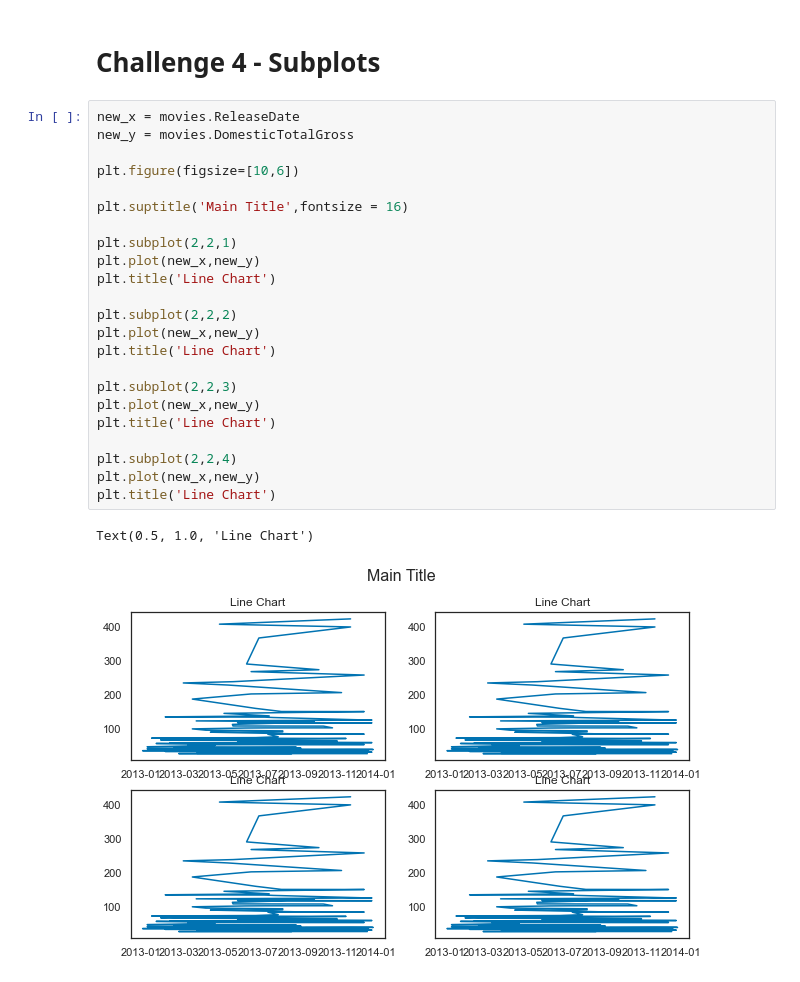
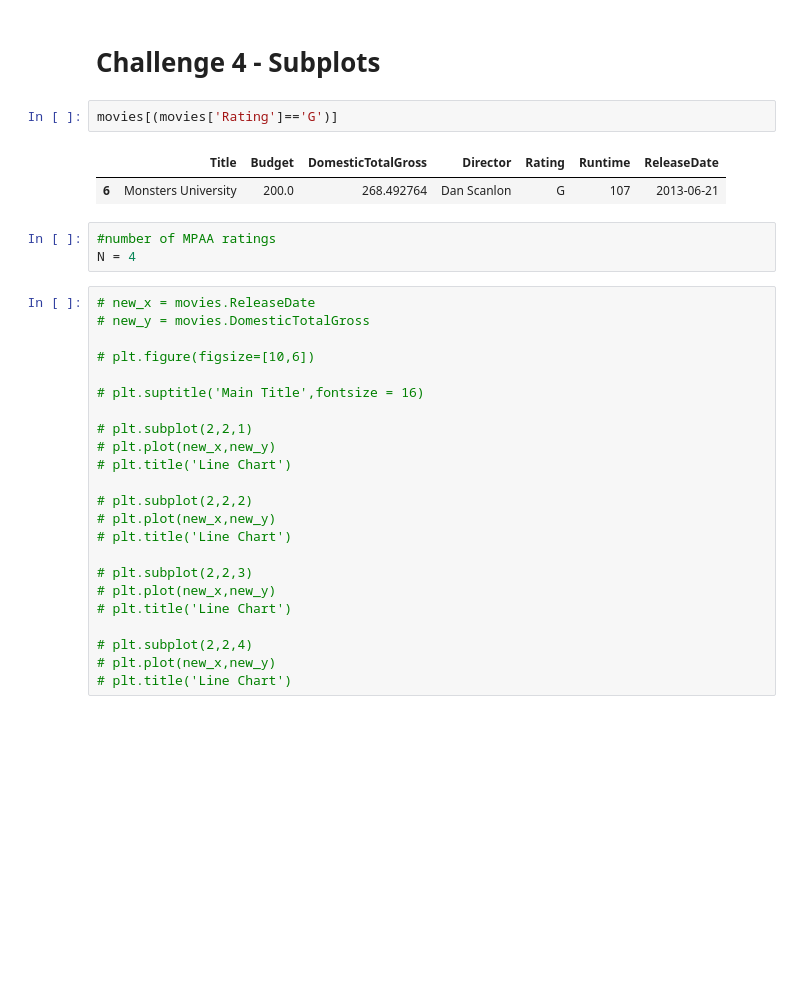
Before and after one commit to eunchanity/davids_repo, a Jupyter notebook: challenges/challenge_3/challenge_set_3_david.ipynb, the cells around one changed output. Drawn from its saved outputs; the diff is of its cells as text; blank space fills up the shorter version.

```diff
--- a/challenges/challenge_3/challenge_set_3_david.ipynb
+++ b/challenges/challenge_3/challenge_set_3_david.ipynb
@@ -78,32 +101,37 @@ movies.groupby(['Rating'])['Runtime', 'DomesticTotalGross'].mean()
 | R | 110.729730 | 69.892429 |
 # %% [markdown]
 # Challenge 4 - Subplots
+# %%
+movies[(movies['Rating']=='G')]
+# %% [output]
+|  | Title | Budget | DomesticTotalGross | Director | Rating | Runtime | ReleaseDate |
+| 6 | Monsters University | 200.0 | 268.492764 | Dan Scanlon | G | 107 | 2013-06-21 |
+# %%
+#number of MPAA ratings
+N = 4
 # %%
-new_x = movies.ReleaseDate
-new_y = movies.DomesticTotalGross
+# new_x = movies.ReleaseDate
+# new_y = movies.DomesticTotalGross
 
-plt.figure(figsize=[10,6])
+# plt.figure(figsize=[10,6])
 
-plt.suptitle('Main Title',fontsize = 16)
+# plt.suptitle('Main Title',fontsize = 16)
 
-plt.subplot(2,2,1)
-plt.plot(new_x,new_y)
-plt.title('Line Chart')
+# plt.subplot(2,2,1)
+# plt.plot(new_x,new_y)
+# plt.title('Line Chart')
 
-plt.subplot(2,2,2)
-plt.plot(new_x,new_y)
-plt.title('Line Chart')
+# plt.subplot(2,2,2)
+# plt.plot(new_x,new_y)
+# plt.title('Line Chart')
 
-plt.subplot(2,2,3)
-plt.plot(new_x,new_y)
-plt.title('Line Chart')
+# plt.subplot(2,2,3)
+# plt.plot(new_x,new_y)
+# plt.title('Line Chart')
 
-plt.subplot(2,2,4)
-plt.plot(new_x,new_y)
-plt.title('Line Chart')
+# plt.subplot(2,2,4)
+# plt.plot(new_x,new_y)
+# plt.title('Line Chart')
-# %% [output]
-Text(0.5, 1.0, 'Line Chart')
-[figure, removed]
 # %%
 movies
 # %% [output]
```
Also changed, not shown: parts of 19 cells of this notebook, 1 other file.
